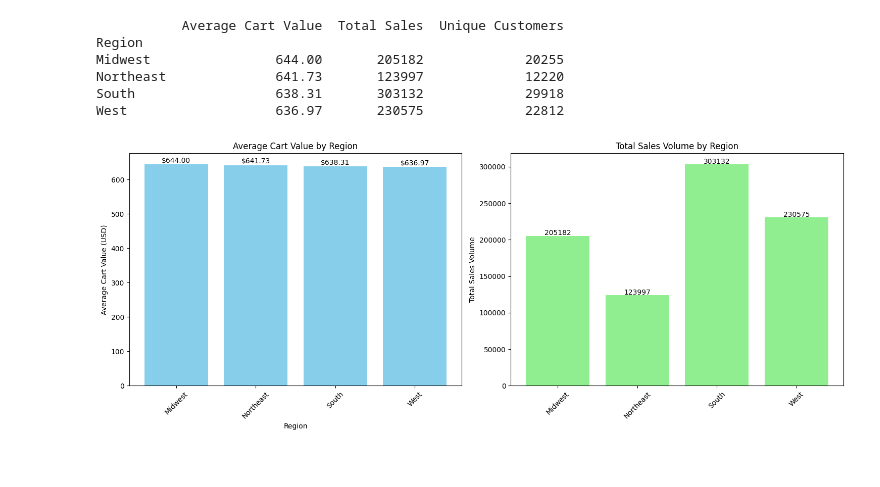
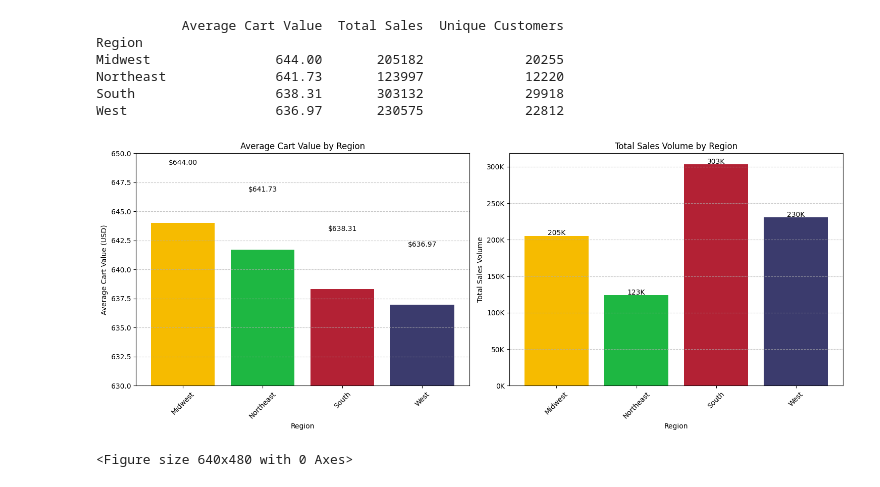
Before and after one commit to beptis/grocery_group, a Jupyter notebook: lu_grocery_eda.ipynb, the cells around one changed output. Cells and saved outputs as stored; diff of their text form; code cells hidden in the pictures.

Commit message:
Changed colors; reformatted for thousands on the second subplot; increased visual clarity on the first
Also exported a png

```diff
--- a/lu_grocery_eda.ipynb
+++ b/lu_grocery_eda.ipynb
@@ -190,30 +192,46 @@ West                   636.97       230575             22812
 # %%
 # Creating side-by-side bar charts for average cart value and total sales volume by region
 plt.figure(figsize=(15, 6))
+
+# Defining colors for the bars by hexcode
+colors = ['#F6BB00','#1EB742','#B32134','#3B3B6D']
 
 # First subplot: Average Cart Value by Region
 plt.subplot(1, 2, 1)
 regions = regional_stats.index
 avg_cart_values = regional_stats['Average Cart Value']
-plt.bar(regions, avg_cart_values, color='skyblue')
+plt.bar(regions, avg_cart_values, color=colors)
 plt.title('Average Cart Value by Region')
 plt.xlabel('Region')
 plt.ylabel('Average Cart Value (USD)')
+plt.grid(axis='y', linestyle='--', alpha=0.7)
 plt.xticks(rotation=45)
+
+# Setting limit for y-axis for better visualization
+plt.ylim(630, 650)
+# Adding value labels on top of the bars for average cart value
 for i, v in enumerate(avg_cart_values):
     plt.text(i, v + 5, f'${v:.2f}', ha='center')
 
 # Second subplot for total sales volume by region
 plt.subplot(1, 2, 2)
 sales = regional_stats['Total Sales']
-plt.bar(regions, sales, color='lightgreen')
+plt.bar(regions, sales, color=colors)
 plt.title('Total Sales Volume by Region')
 plt.ylabel('Total Sales Volume')
+plt.xlabel('Region')
+plt.grid(axis='y', linestyle='--', alpha=0.7)
 plt.xticks(rotation=45)
+
+# Adding value labels on top of the bars for total sales volume; formatting in thousands
 for i, v in enumerate(sales):
-    plt.text(i, v + 1000, f'{v}', ha='center')
+    plt.text(i, v + 1000, f'{int(v/1000)}K', ha='center')
+plt.gca().yaxis.set_major_formatter(plt.FuncFormatter(lambda x, p: f'{int(x/1000)}K'))
 
 plt.tight_layout()
 plt.show()
+
+plt.savefig('regional_sales.png')
 # %% [output]
-[figure, old version]
+[figure, new version]
+<Figure size 640x480 with 0 Axes>
```
Also changed, not shown: parts of 1 cell of this notebook, 1 other file.
